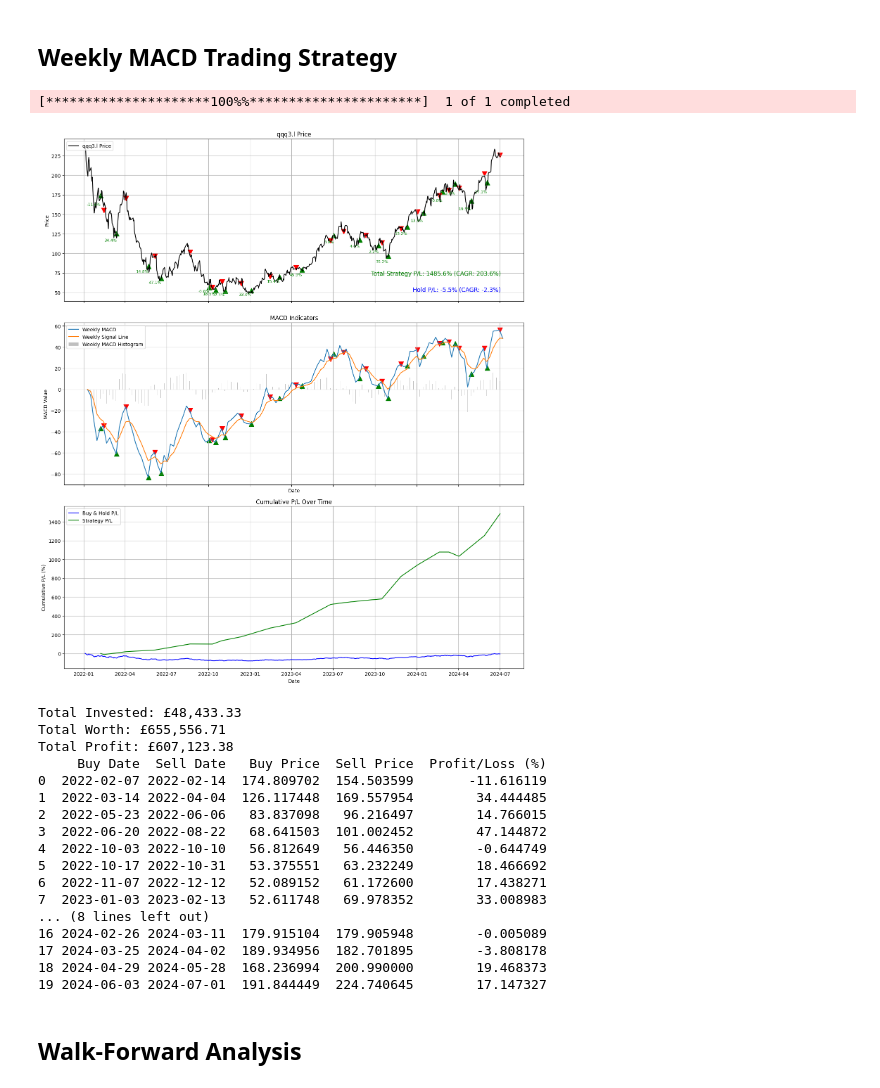
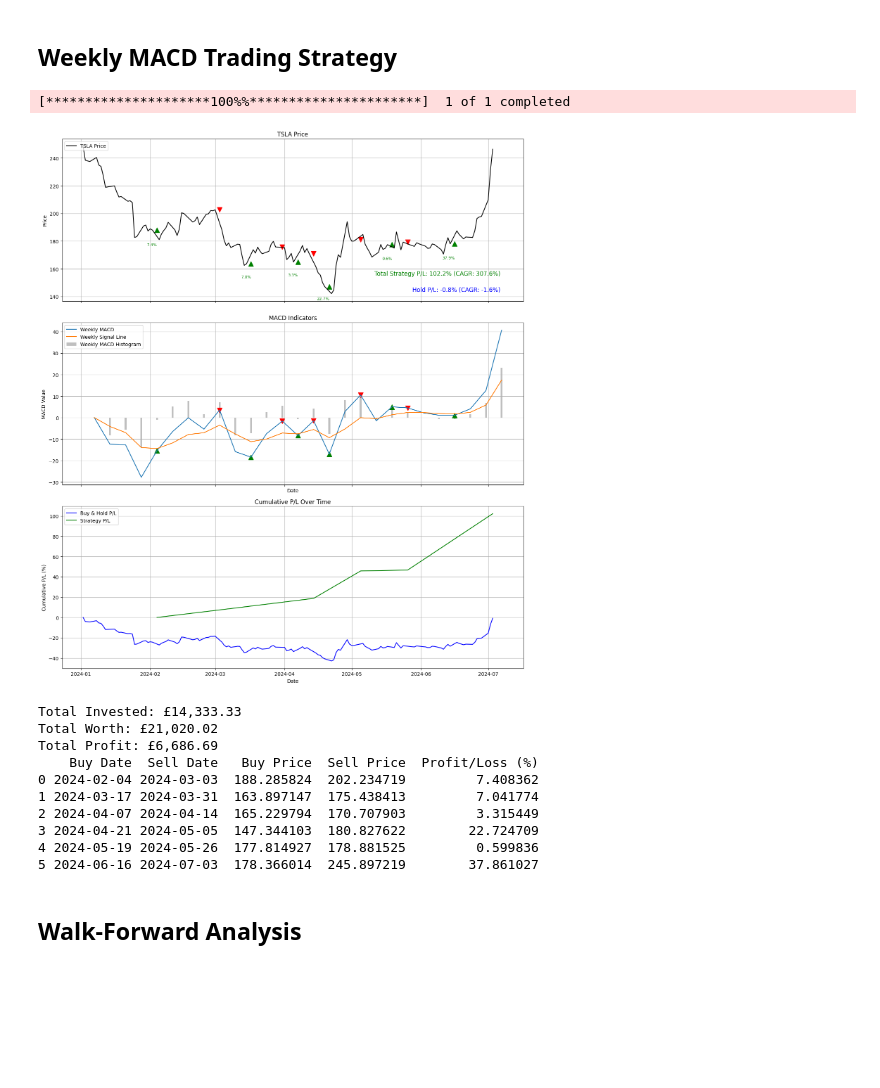
Before and after one commit to guner-aygin/Stock_Valuation, a Jupyter notebook: MACD_Calculator.ipynb, the cells around one changed output. Cells and saved outputs as stored; diff of their text form; code cells hidden in the pictures; blank space fills up the shorter version.

```diff
--- a/MACD_Calculator.ipynb
+++ b/MACD_Calculator.ipynb
@@ -9,7 +9,7 @@ import yfinance as yf
 from datetime import datetime, timedelta
 import numpy as np
 
-def calculate_macd(df, short_window=1, long_window=35, signal_window=5):
+def calculate_macd(df, short_window=1, long_window=5, signal_window=5):
     df['EMA_short'] = df['Close'].ewm(span=short_window, adjust=False).mean()
     df['EMA_long'] = df['Close'].ewm(span=long_window, adjust=False).mean()
     df['MACD'] = df['EMA_short'] - df['EMA_long']
@@ -32,30 +32,22 @@ def find_turning_points(df):
 
     return turning_points_buy, turning_points_sell
 
-def find_next_trading_day(date, df):
-    next_day = date + timedelta(days=1)
-    while next_day not in df.index:
-        next_day += timedelta(days=1)
-    return next_day
-
 def filter_signals(buy_signals, sell_signals, df):
     filtered_buy_signals = []
     filtered_sell_signals = []
     last_sell_date = None
 
     for buy_signal in buy_signals:
-        next_buy_date = find_next_trading_day(buy_signal[0], df)
-        if last_sell_date is None or next_buy_date > last_sell_date:
-            filtered_buy_signals.append((next_buy_date, df.loc[next_buy_date, 'Open'], buy_signal[2]))
-            corresponding_sell_signal = next((sell_signal for sell_signal in sell_signals if find_next_trading_day(sell_signal[0], df) > next_buy_date), None)
+        if last_sell_date is None or buy_signal[0] > last_sell_date:
+            filtered_buy_signals.append(buy_signal)
+            corresponding_sell_signal = next((sell_signal for sell_signal in sell_signals if sell_signal[0] > buy_signal[0]), None)
             if corresponding_sell_signal:
-                next_sell_date = find_next_trading_day(corresponding_sell_signal[0], df)
-                filtered_sell_signals.append((next_sell_date, df.loc[next_sell_date, 'Open'], corresponding_sell_signal[2]))
-                last_sell_date = next_sell_date
+                filtered_sell_signals.append(corresponding_sell_signal)
+                last_sell_date = corresponding_sell_signal[0]
 
     return filtered_buy_signals, filtered_sell_signals
 
-def calculate_profit_loss(buy_signals, sell_signals, df_price, transaction_fee=0.005):
+def calculate_profit_loss(buy_signals, sell_signals, df_price, transaction_fee=0.002):
     profit_loss = []
     cumulative_pl = []
     capital = 100  # Starting capital (arbitrary value for percentage calculation)
@@ -94,7 +86,7 @@ def calculate_cagr(start_value, end_value, start_date, end_date):
     cagr = (end_value / start_value) ** (1 / years) - 1
     return cagr * 100
 
-def calculate_cumulative_contribution(cumulative_pl, trade_dates, initial_capital=100, yearly_contribution=20000):
+def calculate_cumulative_contribution(cumulative_pl, trade_dates, initial_capital=6000, yearly_contribution=20000):
     capital = initial_capital
     total_invested = initial_capital
     total_value = []
@@ -170,55 +162,47 @@ def plot_price_macd(df_price, df_weekly, buy_signals, sell_signals, profit_loss,
     plt.tight_layout()
     plt.show()
 
     # Calculate cumulative contribution value
     total_value, total_invested = calculate_cumulative_contribution(cumulative_pl, trade_dates)
     total_profit = total_value - total_invested
 
     print(f"Total Invested: £{total_invested:,.2f}")
     print(f"Total Worth: £{total_value:,.2f}")
     print(f"Total Profit: £{total_profit:,.2f}")
 
     # Display the trade table
     trade_df = pd.DataFrame(trade_records)
     print(trade_df)
 
 if __name__ == "__main__":
-    ticker = 'qqq3.l'
-    start_date = '2022-01-01'
-    end_date = datetime.today().strftime('%Y-%m-%d')
+    ticker = 'TSLA'
+    start_date = '2024-01-01'
+    end_date = (datetime.today() + timedelta(days=1)).strftime('%Y-%m-%d')
     df = yf.download(ticker, start=start_date, end=end_date)
 
     df_weekly = df.resample('W').last()
     df_weekly = calculate_macd(df_weekly)
     df_weekly = calculate_gradients(df_weekly)
 
     buy_signals, sell_signals = find_turning_points(df_weekly)
-
     filtered_buy_signals, filtered_sell_signals = filter_signals(buy_signals, sell_signals, df)
 
     profit_loss, hold_pl, cumulative_pl, trade_dates, trade_records = calculate_profit_loss(filtered_buy_signals, filtered_sell_signals, df)
 
     plot_price_macd(df, df_weekly, filtered_buy_signals, filtered_sell_signals, profit_loss, hold_pl, cumulative_pl, trade_dates, trade_records)
 # %% [output]
 [*********************100%%**********************]  1 of 1 completed
-[figure, old version]
+[figure, new version]
-Total Invested: £48,433.33
-Total Worth: £655,556.71
-Total Profit: £607,123.38
-     Buy Date  Sell Date   Buy Price  Sell Price  Profit/Loss (%)
-0  2022-02-07 2022-02-14  174.809702  154.503599       -11.616119
-1  2022-03-14 2022-04-04  126.117448  169.557954        34.444485
-2  2022-05-23 2022-06-06   83.837098   96.216497        14.766015
-3  2022-06-20 2022-08-22   68.641503  101.002452        47.144872
-4  2022-10-03 2022-10-10   56.812649   56.446350        -0.644749
-5  2022-10-17 2022-10-31   53.375551   63.232249        18.466692
-6  2022-11-07 2022-12-12   52.089152   61.172600        17.438271
-7  2023-01-03 2023-02-13   52.611748   69.978352        33.008983
-... (8 lines left out)
-16 2024-02-26 2024-03-11  179.915104  179.905948        -0.005089
-17 2024-03-25 2024-04-02  189.934956  182.701895        -3.808178
-18 2024-04-29 2024-05-28  168.236994  200.990000        19.468373
-19 2024-06-03 2024-07-01  191.844449  224.740645        17.147327
+Total Invested: £14,333.33
+Total Worth: £21,020.02
+Total Profit: £6,686.69
+    Buy Date  Sell Date   Buy Price  Sell Price  Profit/Loss (%)
+0 2024-02-04 2024-03-03  188.285824  202.234719         7.408362
+1 2024-03-17 2024-03-31  163.897147  175.438413         7.041774
+2 2024-04-07 2024-04-14  165.229794  170.707903         3.315449
+3 2024-04-21 2024-05-05  147.344103  180.827622        22.724709
+4 2024-05-19 2024-05-26  177.814927  178.881525         0.599836
+5 2024-06-16 2024-07-03  178.366014  245.897219        37.861027
 # %% [markdown]
 ## Walk-Forward Analysis
 # %%
```
